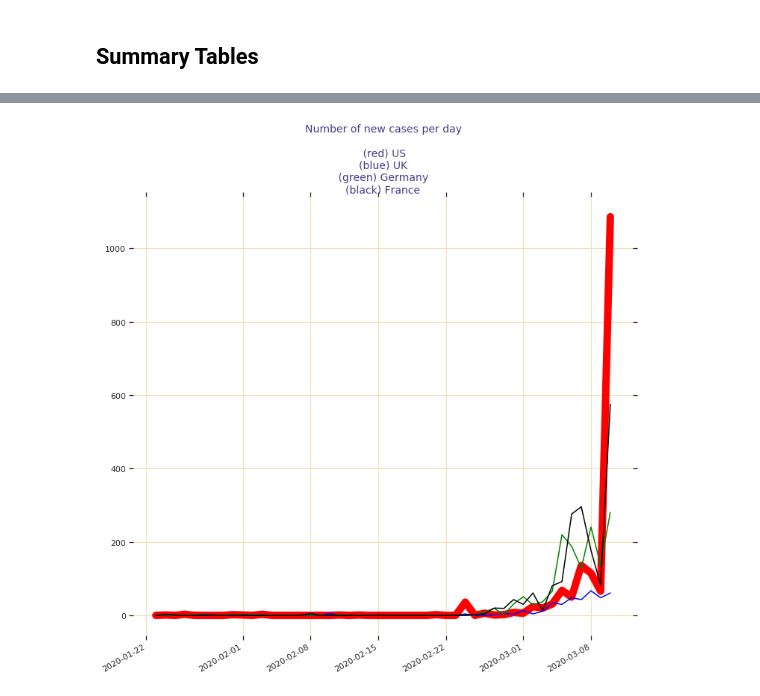
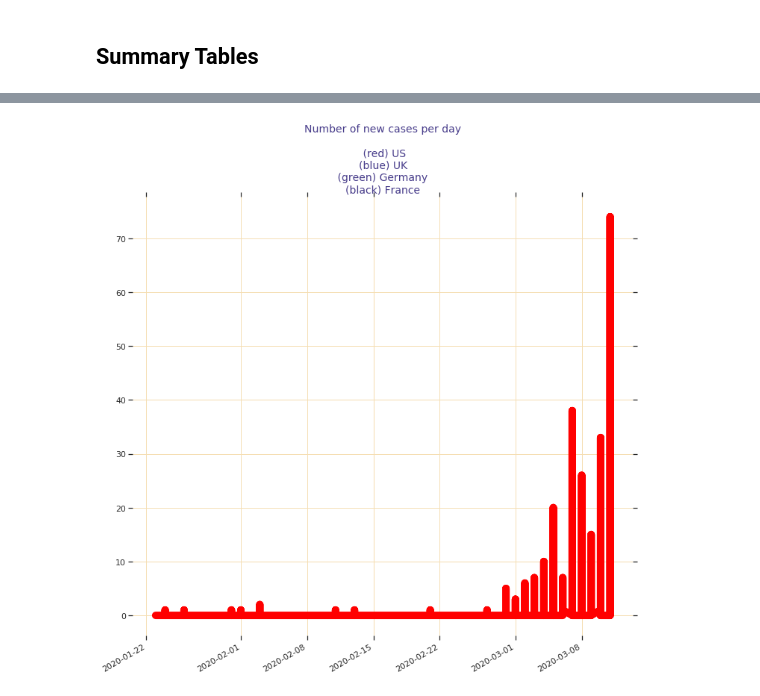
Before and after one commit to mchirico/COVID-19, a Jupyter notebook: COVID_19.ipynb, the cells around one changed output, grey strips where cells are left out. Cells and saved outputs as stored; diff of their text form; code cells hidden in the pictures.

```diff
--- a/COVID_19.ipynb
+++ b/COVID_19.ipynb
@@ -191,0 +169,17 @@ t[t['Country/Region']=='US']
+# %%
+# We both 'Province/State', 'Country/Region'
+# Careful, data counted twice
+n=pd.pivot_table(m, values='value', index=['Province/State', 'Country/Region', 'Lat', 'Long'],
+                    columns=['timeStamp'], aggfunc=np.sum)
+nsc=pd.pivot_table(m, values='value', index=['Province/State','Country/Region'],
+                    columns=['timeStamp'], aggfunc=np.sum)
+nsc = nsc.diff(axis=1)
+nsc=nsc.reset_index()
+
+nsc[nsc['Country/Region']=='US'].head()
+t = pd.pivot_table(m, values='value', index=['Province/State', 'Country/Region'],
+                    columns=['timeStamp'], aggfunc=np.sum)
+t = t.reset_index()
+t[t['Country/Region']=='US']
+
+nsc
@@ -227,4 +235,4 @@ ns[ns['Country/Region']=='US']
 # %%
-nm=pd.melt(ns, id_vars=['Country/Region'], value_vars=ns.columns[1::])
+nm=pd.melt(nsc, id_vars=['Province/State','Country/Region'], value_vars=ns.columns[1::])
 nm.head(7)
 # %% [output]
@@ -259,6 +280,8 @@ nm[nm['Country/Region']=='US']
 # %%
 
-t=nm[nm['Country/Region']=='US']
+t = nm[(nm['Country/Region']=='US') & (nm['Province/State'].str.contains(','))]
+# Adjust for extra col
+t = t[t.columns[1::]]
 t2=nm[nm['Country/Region']=='UK']
 t3=nm[nm['Country/Region']=='Germany']
 t4=nm[nm['Country/Region']=='France']
@@ -270,37 +293,37 @@ from matplotlib.ticker import FuncFormatter
 fig, ax = plt.subplots(figsize=(12,12))
 
 
 
 ax.spines["top"].set_visible(False)
 ax.spines["bottom"].set_visible(False)
 ax.spines["right"].set_visible(False)
 ax.spines["left"].set_visible(False)
 
 
 ax.plot(t['timeStamp'],t['value'],color = 'red',linewidth=10)
-ax.plot(t2['timeStamp'],t2['value'],color = 'blue')
-ax.plot(t3['timeStamp'],t3['value'],color = 'green')
-ax.plot(t3['timeStamp'],t4['value'],color = 'black')
+#ax.plot(t2['timeStamp'],t2['value'],color = 'blue')
+#ax.plot(t3['timeStamp'],t3['value'],color = 'green')
+#ax.plot(t3['timeStamp'],t4['value'],color = 'black')
 
 
 ax.set_title("""Number of new cases per day
 \n (red) US\n(blue) UK\n (green) Germany \n(black) France""",
              fontsize=14, color='darkslateblue')
 
 
 ax.grid(b=True, which='major', color='wheat', linestyle='-')
 
 
 plt.tick_params(axis="both", which="both", bottom="off", top="off",
                 labelbottom="on", left="off", right="off", labelleft="on")
 
 
 
 
 fig.autofmt_xdate()
 plt.show()
 # %% [output]
-[figure, old version]
+[figure, new version]
 # %%
 
 mySet = list(nm[nm['value'] > 50]['Country/Region'].drop_duplicates())
```
Also changed, not shown: parts of 17 cells of this notebook.
